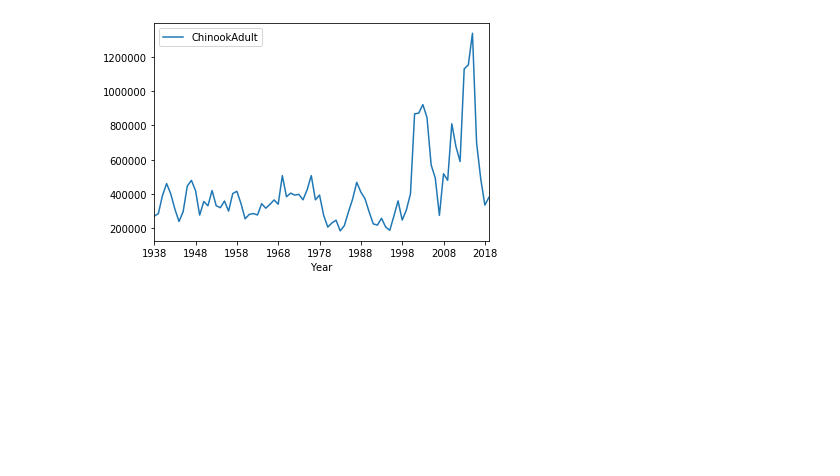
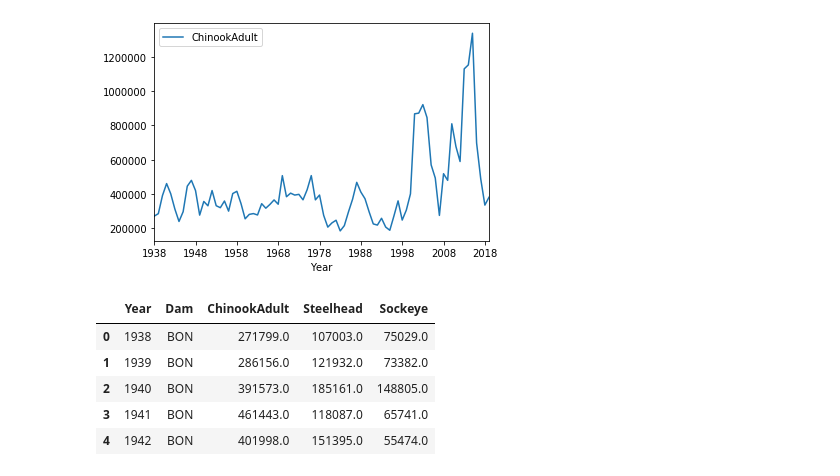
Before and after one commit to davidtracy6984/Climate-Change, a Jupyter notebook: Seems_Fishy.ipynb, the cells around one changed output. Saved outputs shown, nothing was run; the diff lists cells and outputs as text; code cells hidden in the pictures; blank space fills up the shorter version.

```diff
--- a/Seems_Fishy.ipynb
+++ b/Seems_Fishy.ipynb
@@ -69,0 +58,13 @@ testing_con_df = pd.concat(testing_list,axis=0,ignore_index=True)
+# %%
+oftfrfbf_df = dam_fish_df[['Year','Dam','ChinookAdult','Steelhead','Sockeye']]
+oftfrfbf_bon_df = oftfrfbf_df[oftfrfbf_df['Dam'] == 'BON']
+year_to_int = {'Year':int}
+oftfrfbf_bon_df = oftfrfbf_bon_df.astype(year_to_int)
+oftfrfbf_bon_df.head()
+# %% [output]
+|  | Year | Dam | ChinookAdult | Steelhead | Sockeye |
+| 0 | 1938 | BON | 271799.0 | 107003.0 | 75029.0 |
+| 1 | 1939 | BON | 286156.0 | 121932.0 | 73382.0 |
+| 2 | 1940 | BON | 391573.0 | 185161.0 | 148805.0 |
+| 3 | 1941 | BON | 461443.0 | 118087.0 | 65741.0 |
+| 4 | 1942 | BON | 401998.0 | 151395.0 | 55474.0 |
```
Also changed, not shown: parts of 4 cells of this notebook.
